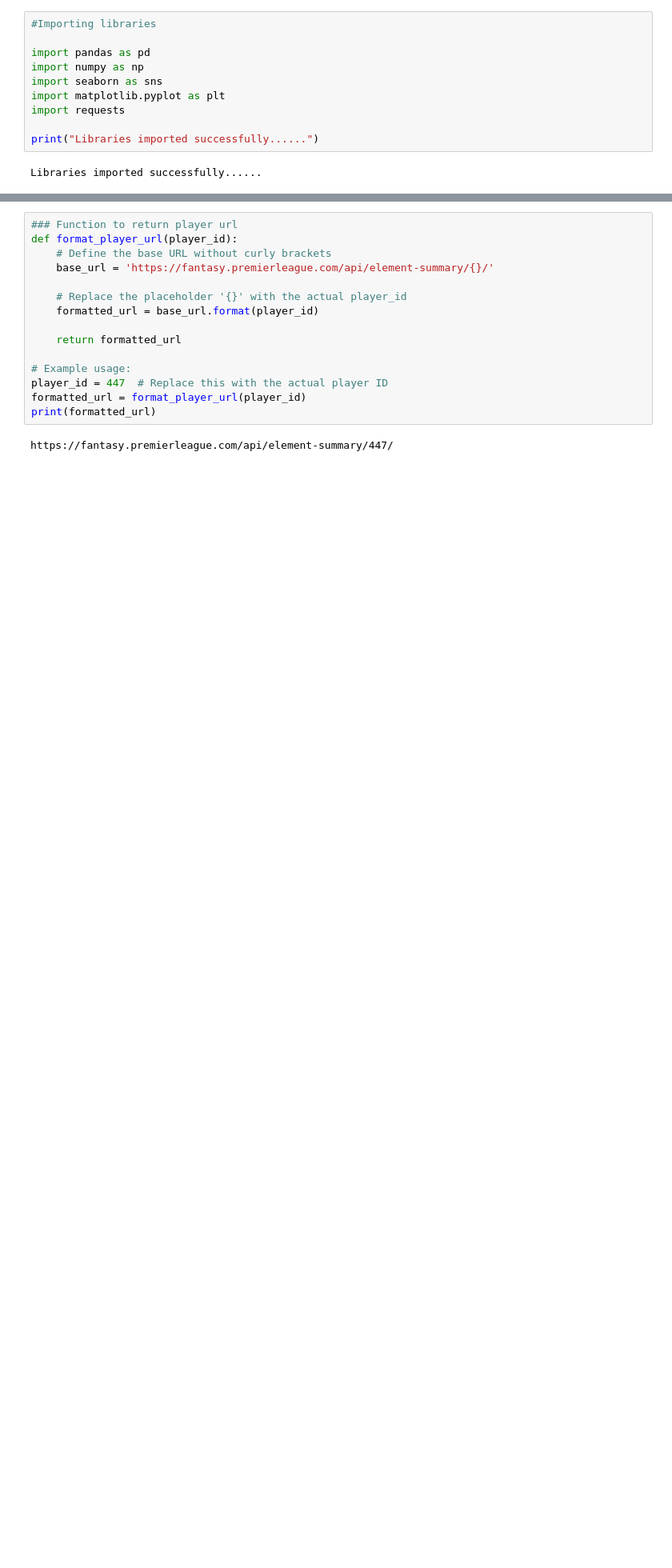
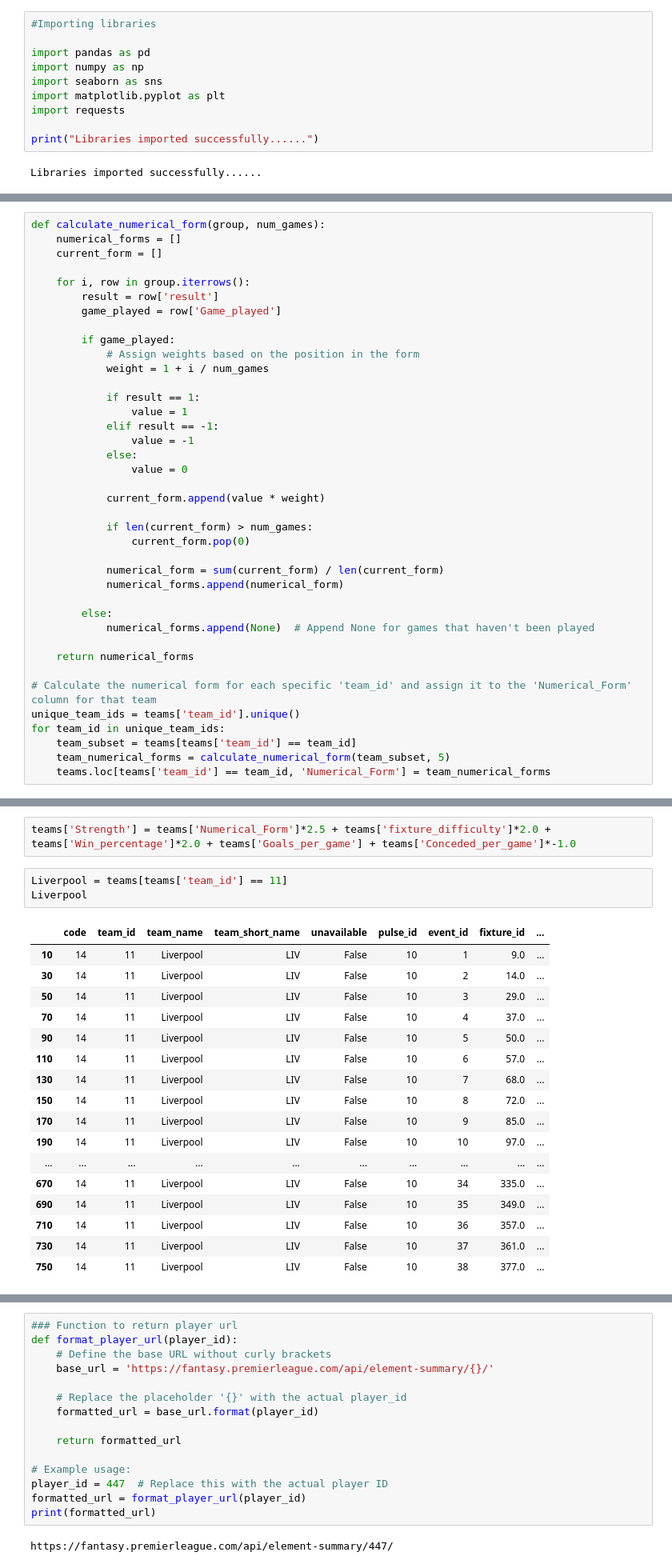
Before and after one commit to donald-okara/FPL_point_predictor, a Jupyter notebook: fpl_notebook.ipynb, the cells around one changed output, grey strips where cells are left out. Shown: that part at 80% size. Cells and saved outputs as stored; diff of their text form; blank space fills up the shorter version.

```diff
--- a/fpl_notebook.ipynb
+++ b/fpl_notebook.ipynb
@@ -19,0 +346,39 @@ Mounted at /content/drive
+# %%
+def calculate_numerical_form(group, num_games):
+    numerical_forms = []
+    current_form = []
+
+    for i, row in group.iterrows():
+        result = row['result']
+        game_played = row['Game_played']
+
+        if game_played:
+            # Assign weights based on the position in the form
+            weight = 1 + i / num_games
+
+            if result == 1:
+                value = 1
+            elif result == -1:
+                value = -1
+            else:
+                value = 0
+
+            current_form.append(value * weight)
+
+            if len(current_form) > num_games:
+                current_form.pop(0)
+
+            numerical_form = sum(current_form) / len(current_form)
+            numerical_forms.append(numerical_form)
+
+        else:
+            numerical_forms.append(None)  # Append None for games that haven't been played
+
+    return numerical_forms
+
+# Calculate the numerical form for each specific 'team_id' and assign it to the 'Numerical_Form' column for that team
+unique_team_ids = teams['team_id'].unique()
+for team_id in unique_team_ids:
+    team_subset = teams[teams['team_id'] == team_id]
+    team_numerical_forms = calculate_numerical_form(team_subset, 5)
+    teams.loc[teams['team_id'] == team_id, 'Numerical_Form'] = team_numerical_forms
@@ -19,0 +387,23 @@ Mounted at /content/drive
+# %%
+teams['Strength'] = teams['Numerical_Form']*2.5 + teams['fixture_difficulty']*2.0 + teams['Win_percentage']*2.0 + teams['Goals_per_game'] + teams['Conceded_per_game']*-1.0
+# %%
+Liverpool = teams[teams['team_id'] == 11]
+Liverpool
+# %% [output]
+|  | code | team_id | team_name | team_short_name | unavailable | pulse_id | event_id | fixture_id | ... |
+| 10 | 14 | 11 | Liverpool | LIV | False | 10 | 1 | 9.0 | ... |
+| 30 | 14 | 11 | Liverpool | LIV | False | 10 | 2 | 14.0 | ... |
+| 50 | 14 | 11 | Liverpool | LIV | False | 10 | 3 | 29.0 | ... |
+| 70 | 14 | 11 | Liverpool | LIV | False | 10 | 4 | 37.0 | ... |
+| 90 | 14 | 11 | Liverpool | LIV | False | 10 | 5 | 50.0 | ... |
+| 110 | 14 | 11 | Liverpool | LIV | False | 10 | 6 | 57.0 | ... |
+| 130 | 14 | 11 | Liverpool | LIV | False | 10 | 7 | 68.0 | ... |
+| 150 | 14 | 11 | Liverpool | LIV | False | 10 | 8 | 72.0 | ... |
+| 170 | 14 | 11 | Liverpool | LIV | False | 10 | 9 | 85.0 | ... |
+| 190 | 14 | 11 | Liverpool | LIV | False | 10 | 10 | 97.0 | ... |
+| ... | ... | ... | ... | ... | ... | ... | ... | ... | ... |
+| 670 | 14 | 11 | Liverpool | LIV | False | 10 | 34 | 335.0 | ... |
+| 690 | 14 | 11 | Liverpool | LIV | False | 10 | 35 | 349.0 | ... |
+| 710 | 14 | 11 | Liverpool | LIV | False | 10 | 36 | 357.0 | ... |
+| 730 | 14 | 11 | Liverpool | LIV | False | 10 | 37 | 361.0 | ... |
+| 750 | 14 | 11 | Liverpool | LIV | False | 10 | 38 | 377.0 | ... |
```
Also changed, not shown: parts of 134 cells of this notebook.
